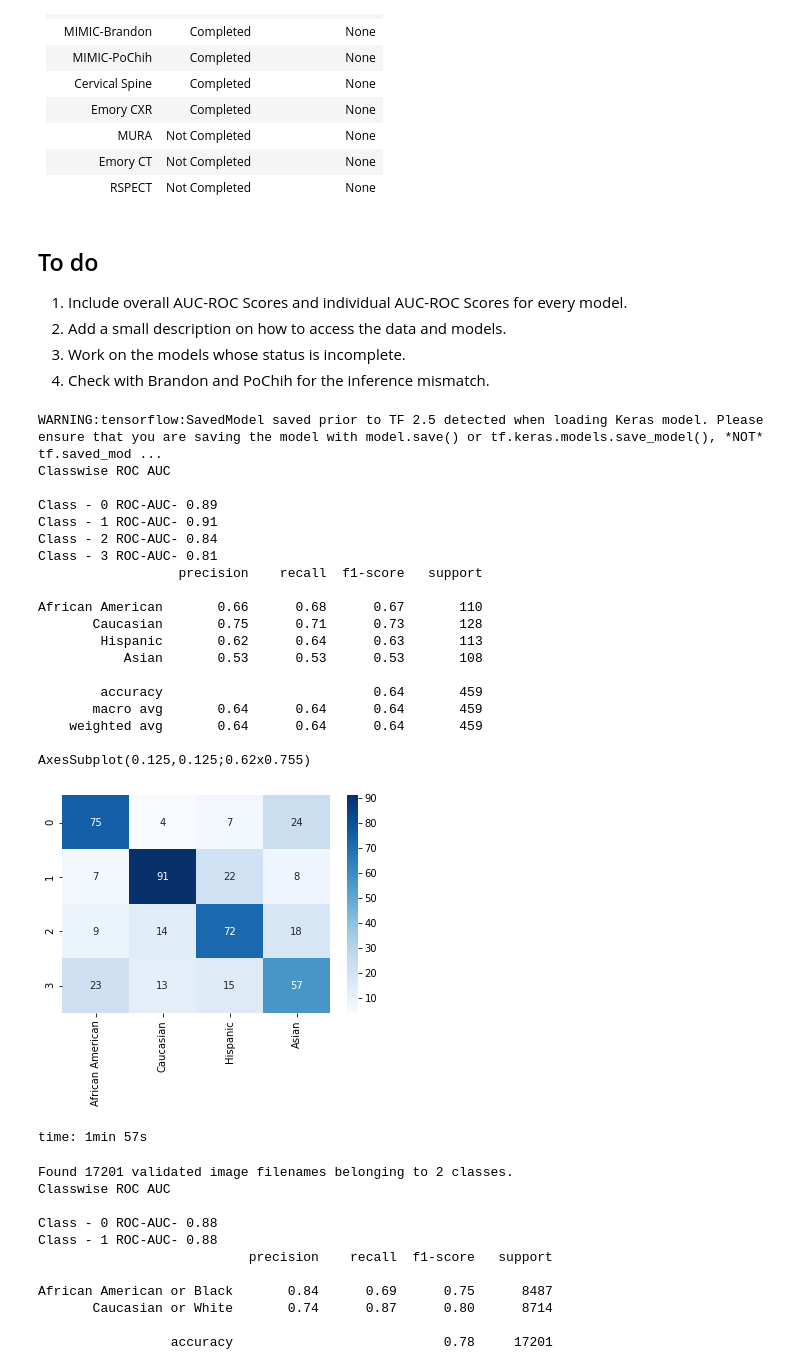
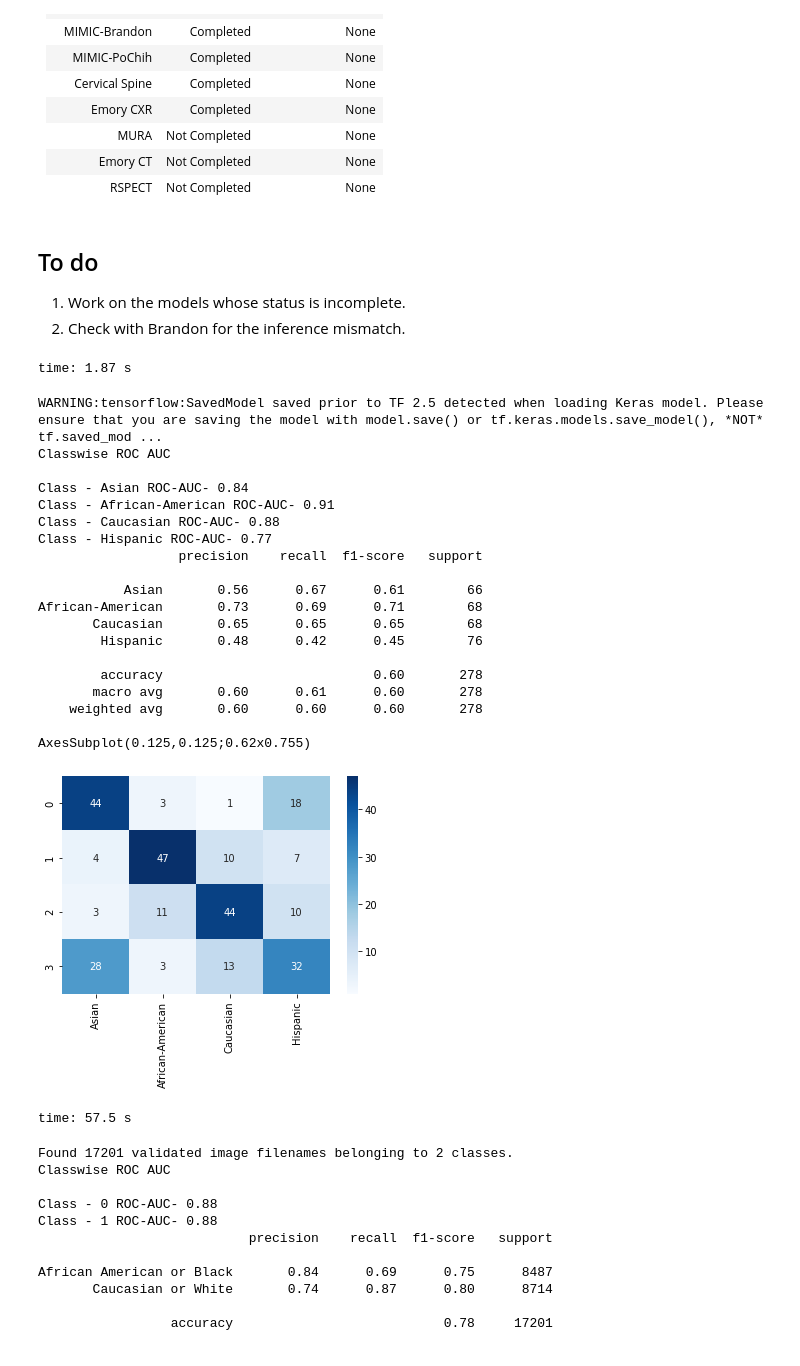
Before and after one commit to Emory-HITI/AI-Vengers, a Jupyter notebook: bias_pred.ipynb, the cells around one changed output. Cells and saved outputs as stored; diff of their text form; code cells hidden in the pictures.

```diff
--- a/bias_pred.ipynb
+++ b/bias_pred.ipynb
@@ -59,10 +59,15 @@ time: 1.57 ms
 # %% [markdown]
 ## To do
 
-1. Include overall AUC-ROC Scores and individual AUC-ROC Scores for every model.
-2. Add a small description on how to access the data and models.
-3. Work on the models whose status is incomplete.
-4. Check with Brandon and PoChih for the inference mismatch.
+1. Work on the models whose status is incomplete.
+2. Check with Brandon for the inference mismatch.
+# %%
+import zipfile
+
+with zipfile.ZipFile('./models/classification_model.zip', 'r') as zip_ref:
+    zip_ref.extractall('./models/classification_model/')
+# %% [output]
+time: 1.87 s
 # %%
 # Digital Hand Atlas Class
 import pickle
@@ -80,48 +85,48 @@ class Digital_Hand_Atlas_ResNet50(Model):
         model = tf.keras.models.load_model(filepath=self.model_path)
         return (model)
 
     def calculate_inference(self):
         X_test, y_test = self.load_data()
         model = self.load_model()
         X_test = np.asarray(X_test)
         result = model.predict(X_test)
         labels = np.argmax(result, axis=1)
-        target_names = ['African American', 'Caucasian', 'Hispanic', 'Asian']
+        target_names = ['Asian', 'African-American', 'Caucasian', 'Hispanic']
 
         print ('Classwise ROC AUC \n')
         for p in list(set(labels)):
             fpr, tpr, thresholds = roc_curve(y_test, model.predict(X_test)[:,p], pos_label = p)
             auroc = round(auc(fpr, tpr), 2)
-            print ('Class - {} ROC-AUC- {}'.format(p, auroc))
+            print ('Class - {} ROC-AUC- {}'.format(target_names[p], auroc))
 
         print (classification_report(y_test, labels, target_names=target_names))
         class_matrix = confusion_matrix(y_test, labels)
         return (sns.heatmap(class_matrix, annot=True, fmt='d', xticklabels=target_names, cmap='Blues'))
 
 dha = Digital_Hand_Atlas_ResNet50(model_path='./models/classification_model/', data_path='./test_data/test_data_dha.pkl')
 print (dha.calculate_inference())
 # %% [output]
 WARNING:tensorflow:SavedModel saved prior to TF 2.5 detected when loading Keras model. Please ensure that you are saving the model with model.save() or tf.keras.models.save_model(), *NOT* tf.saved_mod ...
 Classwise ROC AUC
 
-Class - 0 ROC-AUC- 0.89
-Class - 1 ROC-AUC- 0.91
-Class - 2 ROC-AUC- 0.84
-Class - 3 ROC-AUC- 0.81
+Class - Asian ROC-AUC- 0.84
+Class - African-American ROC-AUC- 0.91
+Class - Caucasian ROC-AUC- 0.88
+Class - Hispanic ROC-AUC- 0.77
                   precision    recall  f1-score   support
 
-African American       0.66      0.68      0.67       110
-       Caucasian       0.75      0.71      0.73       128
-        Hispanic       0.62      0.64      0.63       113
-           Asian       0.53      0.53      0.53       108
+           Asian       0.56      0.67      0.61        66
+African-American       0.73      0.69      0.71        68
+       Caucasian       0.65      0.65      0.65        68
+        Hispanic       0.48      0.42      0.45        76
 
-        accuracy                           0.64       459
-       macro avg       0.64      0.64      0.64       459
-    weighted avg       0.64      0.64      0.64       459
+        accuracy                           0.60       278
+       macro avg       0.60      0.61      0.60       278
+    weighted avg       0.60      0.60      0.60       278
 
 AxesSubplot(0.125,0.125;0.62x0.755)
-[figure, old version]
+[figure, new version]
-time: 1min 57s
+time: 57.5 s
 # %%
 # Mammogram Class
 import efficientnet.tfkeras as efn
```
Also changed, not shown: parts of 1 cell of this notebook.
